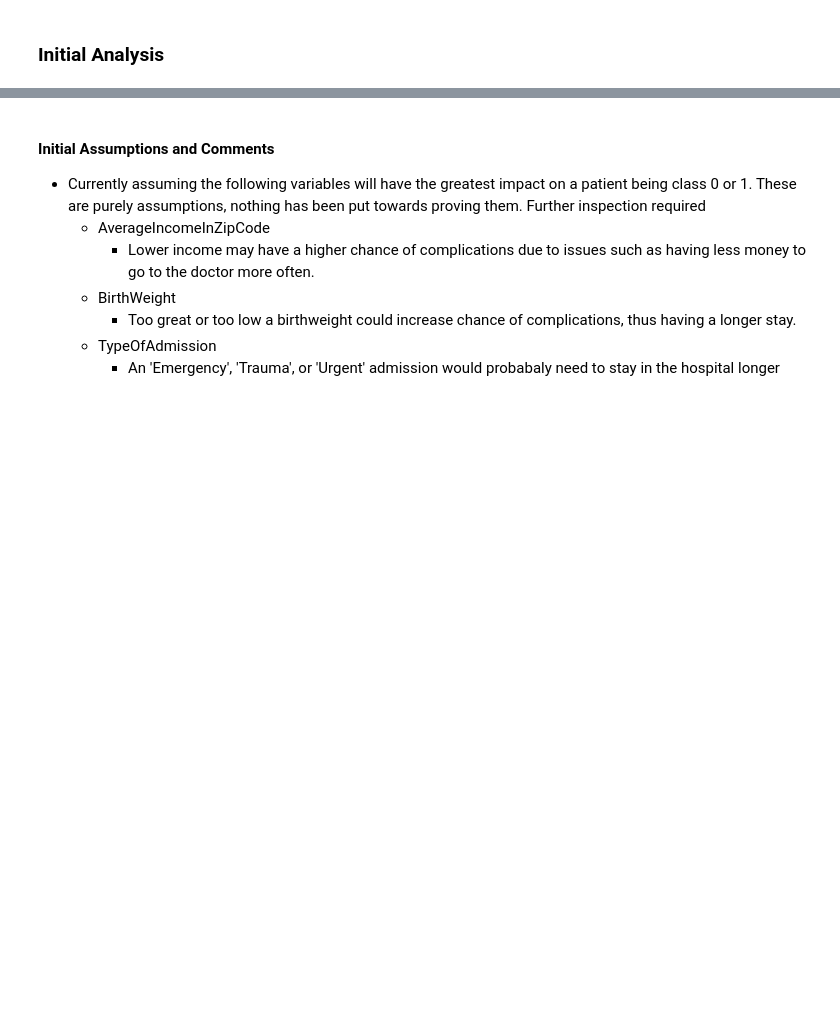
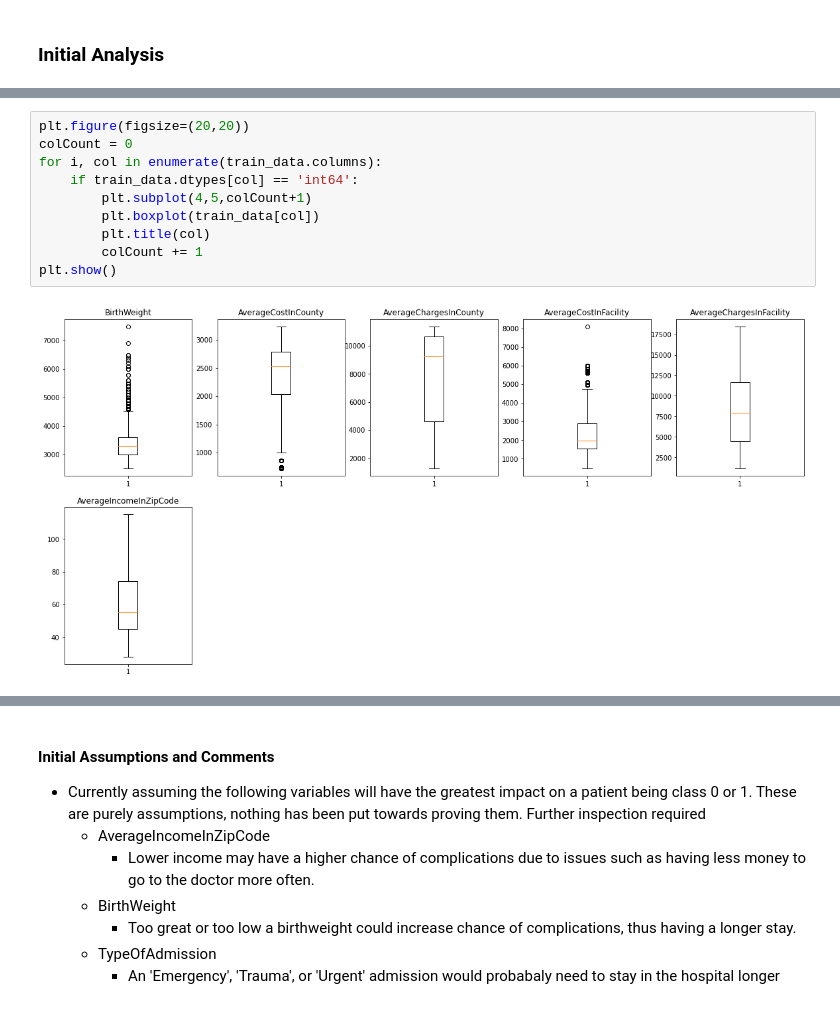
Before and after one commit to s3716853/ML-Assignment-01, a Jupyter notebook: Assignment1/ml-assignment-01.ipynb, the cells around one changed output, grey strips where cells are left out. Drawn from its saved outputs; the diff is of its cells as text; blank space fills up the shorter version.

```diff
--- a/Assignment1/ml-assignment-01.ipynb
+++ b/Assignment1/ml-assignment-01.ipynb
@@ -126,0 +211,12 @@ for i, col in enumerate(trainData.columns):
+# %%
+plt.figure(figsize=(20,20))
+colCount = 0
+for i, col in enumerate(train_data.columns):
+    if train_data.dtypes[col] == 'int64':
+        plt.subplot(4,5,colCount+1)
+        plt.boxplot(train_data[col])
+        plt.title(col)
+        colCount += 1
+plt.show()
+# %% [output]
+[figure, added]
```
Also changed, not shown: parts of 41 cells of this notebook.
